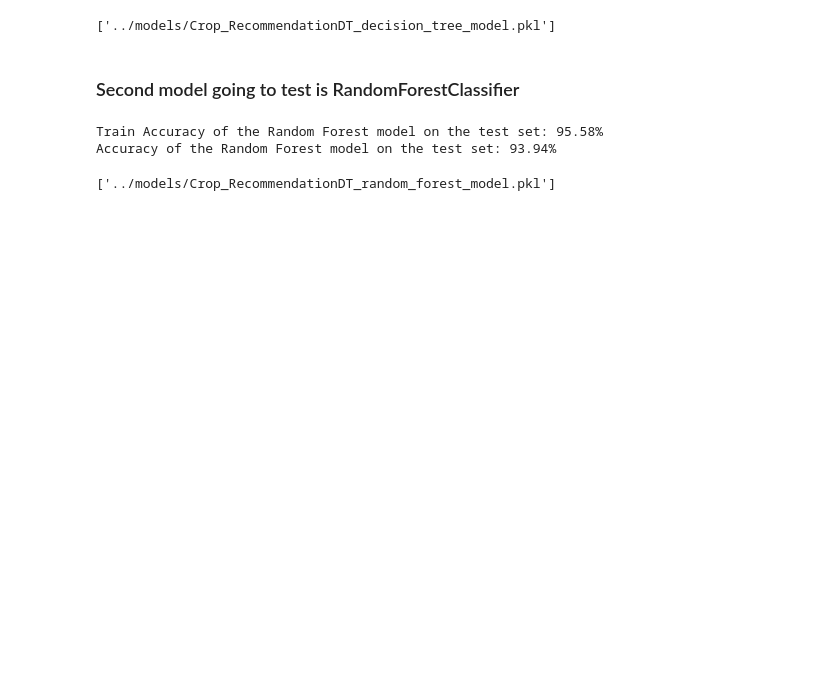
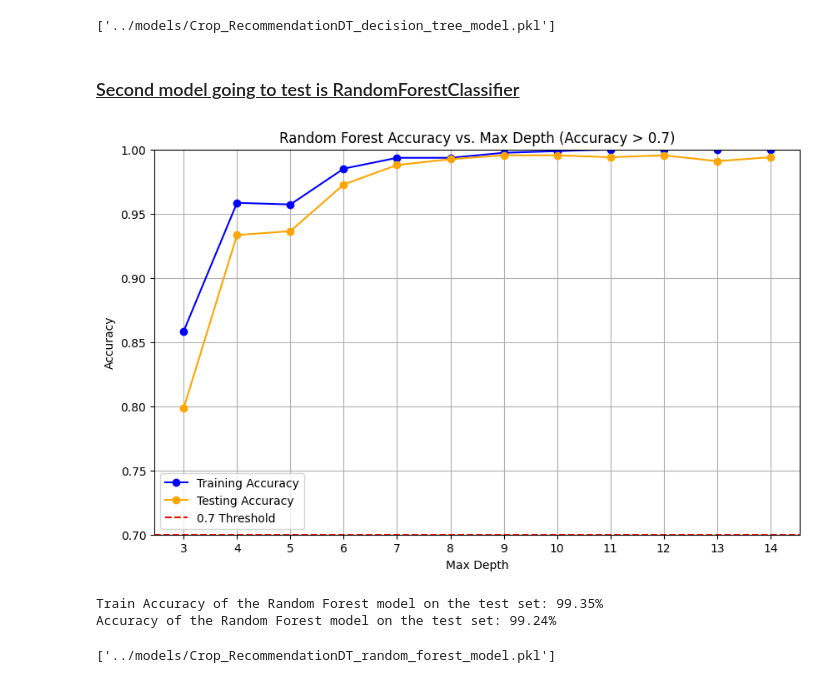
Before and after one commit to JayashankaAnushan19/Autonomous_Reforestation_Robot_PDE4433_CW2, a Jupyter notebook: notebooks/PDE4433_CW2_FinalModelTraining.ipynb, the cells around one changed output. Saved outputs shown, nothing was run; the diff lists cells and outputs as text; code cells hidden in the pictures; blank space fills up the shorter version.

```diff
--- a/notebooks/PDE4433_CW2_FinalModelTraining.ipynb
+++ b/notebooks/PDE4433_CW2_FinalModelTraining.ipynb
@@ -165,7 +197,50 @@ joblib.dump(decisionTree_model, '../models/Crop_RecommendationDT_decision_tree_m
 # %% [output]
 ['../models/Crop_RecommendationDT_decision_tree_model.pkl']
 # %% [markdown]
-### Second model going to test is RandomForestClassifier
+### <u>Second model going to test is RandomForestClassifier</u>
+# %%
+train_accuracies = []
+test_accuracies = []
+
+min_depth_level = 3
+max_depth_level = 15
+
+for max_depth in range(min_depth_level, max_depth_level):
+    rf_Model = RandomForestClassifier(n_estimators=21, random_state=0, max_depth=max_depth)
+    rf_Model.fit(X_train, Y_train)
+
+    train_accuracy = rf_Model.score(X_train, Y_train)
+    test_accuracy = rf_Model.score(X_test, Y_test)
+
+    train_accuracies.append(train_accuracy)
+    test_accuracies.append(test_accuracy)
+
+# Filter for accuracies greater than 0.7
+filtered_depths = []
+filtered_train_accuracies = []
+filtered_test_accuracies = []
+
+for depth, train_acc, test_acc in zip(range(min_depth_level, max_depth_level), train_accuracies, test_accuracies):
+    if train_acc > 0.7 or test_acc > 0.7:
+        filtered_depths.append(depth)
+        filtered_train_accuracies.append(train_acc)
+        filtered_test_accuracies.append(test_acc)
+
+plt.figure(figsize=(10, 6))
+plt.plot(filtered_depths, filtered_train_accuracies, label='Training Accuracy', marker='o', linestyle='-', color='blue')
+plt.plot(filtered_depths, filtered_test_accuracies, label='Testing Accuracy', marker='o', linestyle='-', color='orange')
+
+plt.title('Random Forest Accuracy vs. Max Depth (Accuracy > 0.7)')
+plt.xlabel('Max Depth')
+plt.ylabel('Accuracy')
+plt.xticks(filtered_depths)
+plt.ylim(0.7, 1)  # Set y-axis limits to focus on accuracies above 0.7
+plt.axhline(y=0.7, color='red', linestyle='--', label='0.7 Threshold')  # Add a horizontal line at y=0.7
+plt.legend()
+plt.grid()
+plt.show()
+# %% [output]
+[figure, added]
 # %%
 # Create a RandomForest Classifier
 from sklearn.ensemble import RandomForestClassifier
@@ -174,19 +249,8 @@ from sklearn.metrics import accuracy_score
 Y_train = Y_train.ravel()
 Y_test = Y_test.ravel()
 
-# print("X training data:\n", X_train[:5])
-# print("\n")
-# print("Y training data:\n", Y_train[:5])
-# print("\n")
-# print("X test data:\n", X_test[:5])
-# print("\n")
-# print("Y test data:\n", Y_test[:5])
-# print("\n")
-
-# print("\n --- Going to predict --- \n")
-
 # Model initializing
-rf_Model = RandomForestClassifier(n_estimators=21, random_state=0, max_depth=5)
+rf_Model = RandomForestClassifier(n_estimators=21, random_state=0, max_depth=8)
 
 # Fit the model with data
 rf_Model = rf_Model.fit(X_train, Y_train)
@@ -194,21 +258,14 @@ rf_Model = rf_Model.fit(X_train, Y_train)
 # # Print prediction
 y_predict_rf = rf_Model.predict(X_test)
 
-# print("Y test data:\n", Y_test[:5])
-# print("\n")
-# print("Y predict data:\n", y_predict_rf[:5])
-# print("\n")
-
-# print(" --- Accuracy --- \n")
-
 training_accuracy = rf_Model.score(X_train, Y_train)
 print(f'Train Accuracy of the Random Forest model on the test set: {training_accuracy * 100:.2f}%')
 
 rf_accuracy = accuracy_score(Y_test, y_predict_rf)
 print(f'Accuracy of the Random Forest model on the test set: {rf_accuracy * 100:.2f}%')
 # %% [output]
-Train Accuracy of the Random Forest model on the test set: 95.58%
-Accuracy of the Random Forest model on the test set: 93.94%
+Train Accuracy of the Random Forest model on the test set: 99.35%
+Accuracy of the Random Forest model on the test set: 99.24%
 # %%
 # Save model
 import joblib
```
Also changed, not shown: parts of 15 cells of this notebook, 7 other files.
